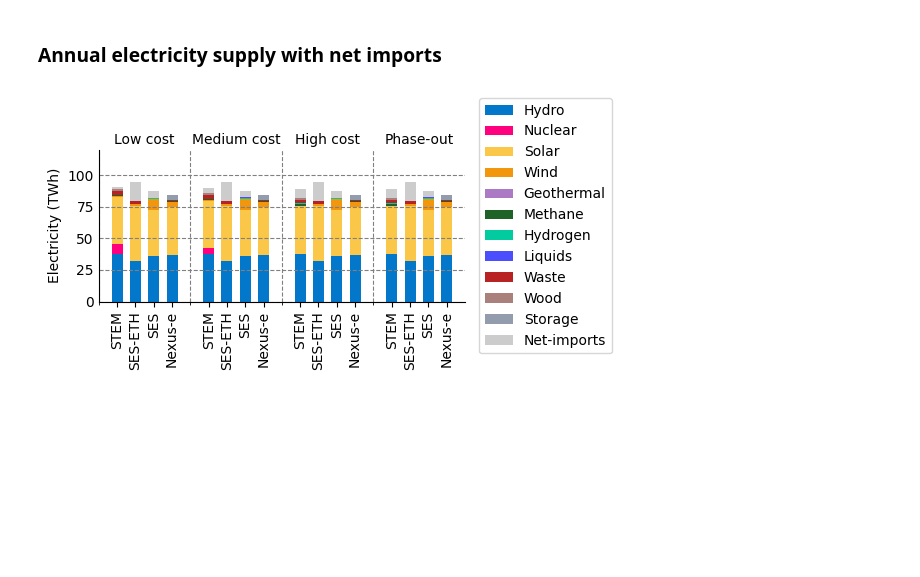
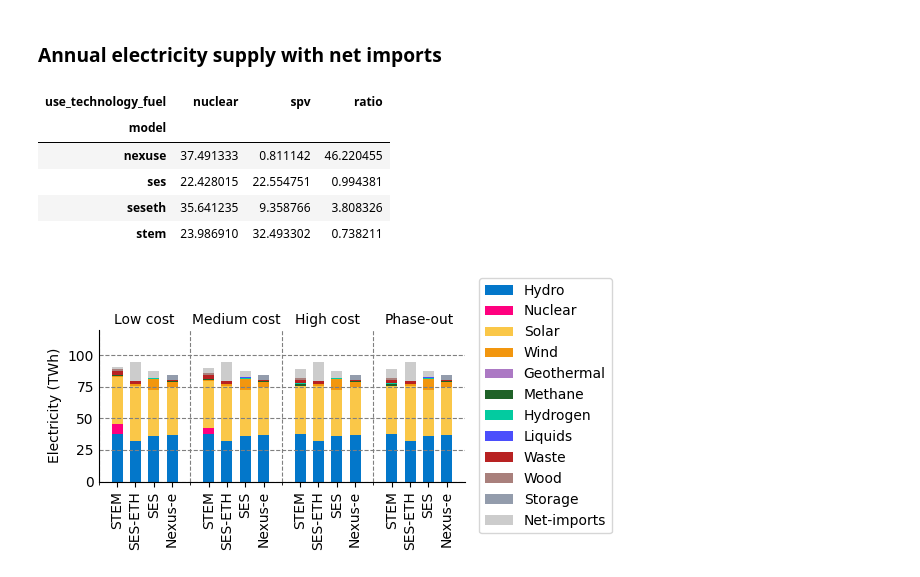
Before and after one commit to rebeccalordan-perret/plots-model-comparison, a Jupyter notebook: cross_comparison_colab.ipynb, the cells around one changed output. Saved outputs shown, nothing was run; the diff lists cells and outputs as text; code cells hidden in the pictures; blank space fills up the shorter version.

```diff
--- a/cross_comparison_colab.ipynb
+++ b/cross_comparison_colab.ipynb
@@ -101,6 +101,21 @@ Attributes:
 ================================
 # %% [markdown]
 ### Annual electricity supply with net imports
+# %%
+#cross_plots.allData
+df = cross_plots.allData.loc['abroad-resnuc-low','wacc_5',:, 'electricity_supply', ['nuclear', 'spv'], 'annual', 2050, :]
+df = df.reset_index() # Reset index to make 'model' a column
+df = df[['model', 'use_technology_fuel', 'value']]
+df = df.pivot(index='model', columns='use_technology_fuel', values='value')
+df['ratio'] = df['nuclear'] / df['spv']
+df
+# %% [output]
+| use_technology_fuel | nuclear | spv | ratio |
+| model |  |  |  |
+| nexuse | 37.491333 | 0.811142 | 46.220455 |
+| ses | 22.428015 | 22.554751 | 0.994381 |
+| seseth | 35.641235 | 9.358766 | 3.808326 |
+| stem | 23.986910 | 32.493302 | 0.738211 |
 # %%
 # name: name of the technology or group of technologies (valid names: https://sweet-cross.github.io/instructions-data/docs/sets/tech_generation/)
 # data: list with the technologies that correspond to this category
```
Also changed, not shown: parts of 1 cell of this notebook.
